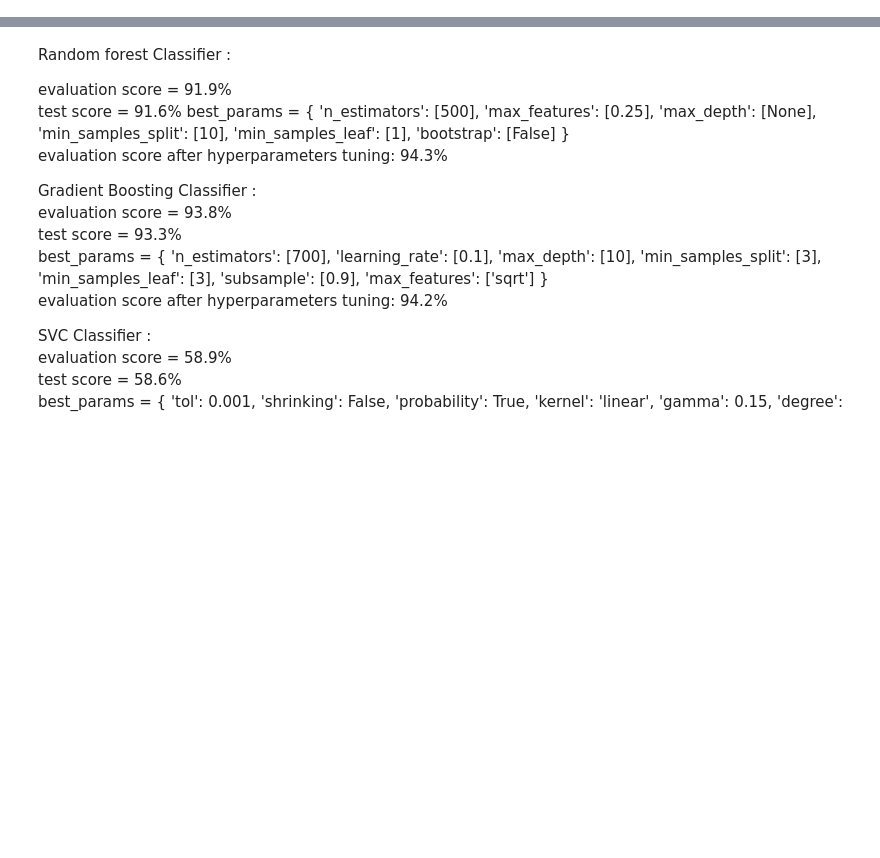
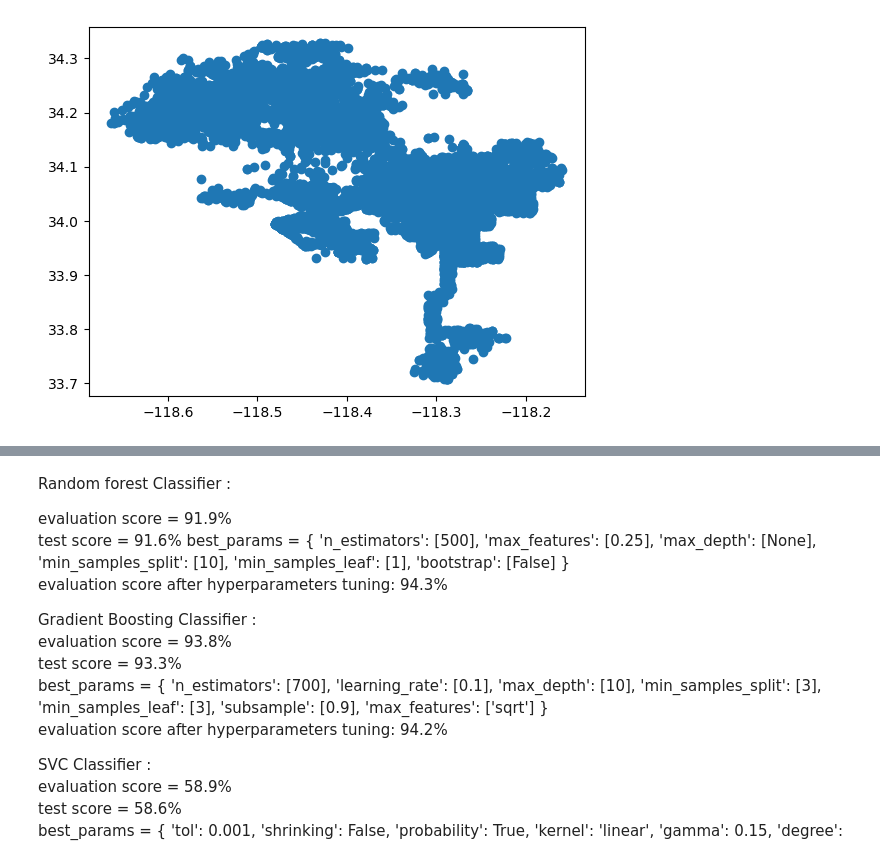
Before and after one commit to sarthaksinghgaur/CrimeCast-Forecasting-Crime-Categories, a Jupyter notebook: Untitled.ipynb, the cells around one changed output, grey strips where cells are left out. Saved outputs shown, nothing was run; the diff lists cells and outputs as text; code cells hidden in the pictures; blank space fills up the shorter version.

```diff
--- a/Untitled.ipynb
+++ b/Untitled.ipynb
@@ -191,0 +113,9 @@ submission.to_csv('submission.csv', index=False)
+# %%
+lati= data["Latitude"].copy()
+longi = data["Longitude"].copy()
+lati = lati.replace(0,np.nan)
+longi = longi.replace(0,np.nan)
+plt.scatter(longi,lati)
+plt.show()
+# %% [output]
+[figure, added]
```
Also changed, not shown: parts of 19 cells of this notebook.
